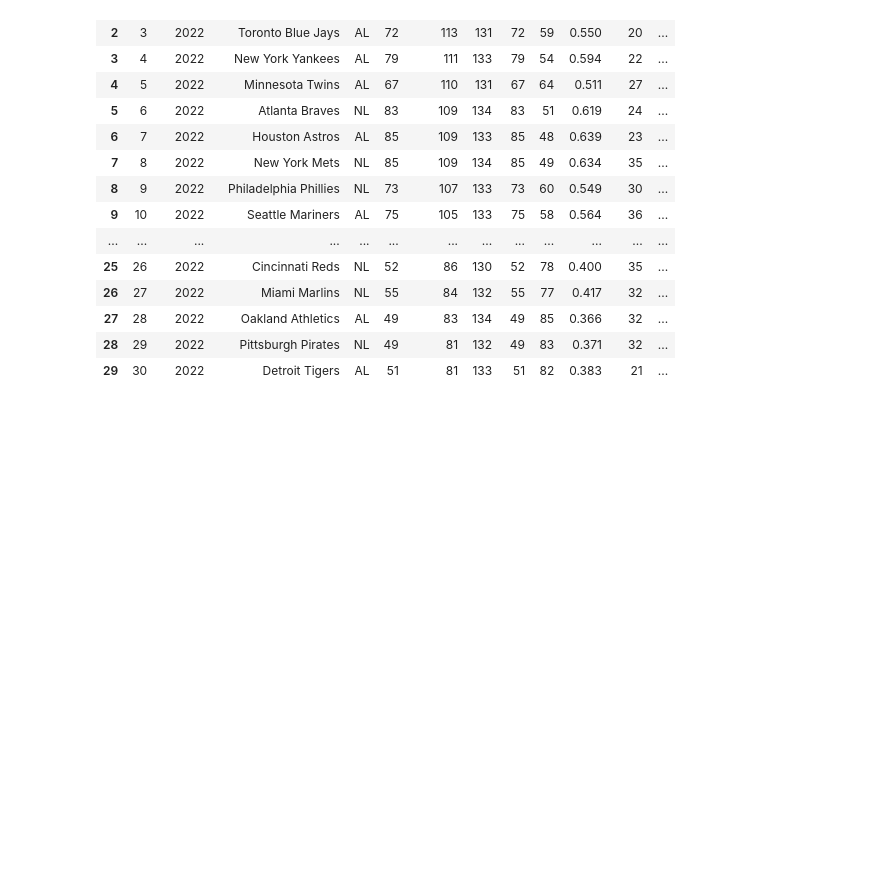
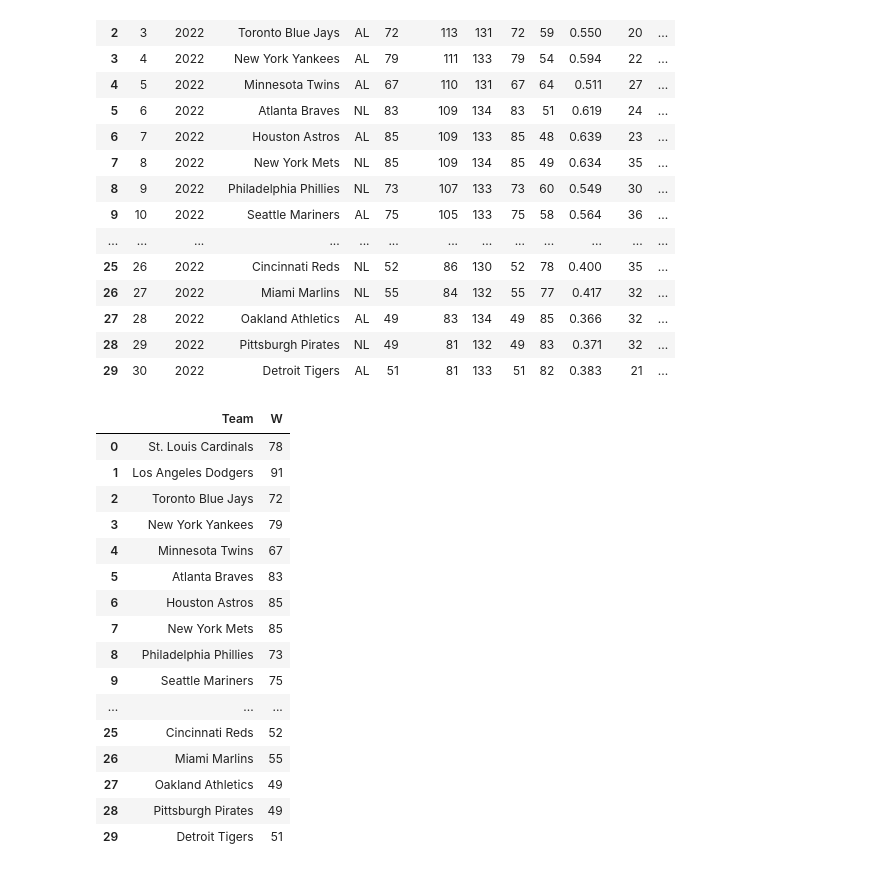
Before and after one commit to ShengChen3/hth_fallprogram, a Jupyter notebook: 2-Finding-an-Interesting-Dataset-ShengC/Untitled.ipynb, the cells around one changed output. Drawn from its saved outputs; the diff is of its cells as text; code cells hidden in the pictures; blank space fills up the shorter version.

```diff
--- a/2-Finding-an-Interesting-Dataset-ShengC/Untitled.ipynb
+++ b/2-Finding-an-Interesting-Dataset-ShengC/Untitled.ipynb
@@ -27,3 +29,25 @@ baseball_data
 | 27 | 28 | 2022 | Oakland Athletics | AL | 49 | 83 | 134 | 49 | 85 | 0.366 | 32 | ... |
 | 28 | 29 | 2022 | Pittsburgh Pirates | NL | 49 | 81 | 132 | 49 | 83 | 0.371 | 32 | ... |
 | 29 | 30 | 2022 | Detroit Tigers | AL | 51 | 81 | 133 | 51 | 82 | 0.383 | 21 | ... |
+# %%
+# 1. Which 3 teams have the highest win in 2022?
+highest_wins = baseball_data[["Team", "W"]]
+highest_wins
+# %% [output]
+|  | Team | W |
+| 0 | St. Louis Cardinals | 78 |
+| 1 | Los Angeles Dodgers | 91 |
+| 2 | Toronto Blue Jays | 72 |
+| 3 | New York Yankees | 79 |
+| 4 | Minnesota Twins | 67 |
+| 5 | Atlanta Braves | 83 |
+| 6 | Houston Astros | 85 |
+| 7 | New York Mets | 85 |
+| 8 | Philadelphia Phillies | 73 |
+| 9 | Seattle Mariners | 75 |
+| ... | ... | ... |
+| 25 | Cincinnati Reds | 52 |
+| 26 | Miami Marlins | 55 |
+| 27 | Oakland Athletics | 49 |
+| 28 | Pittsburgh Pirates | 49 |
+| 29 | Detroit Tigers | 51 |
```
Also changed, not shown: parts of 4 cells of this notebook, 6 other files.
